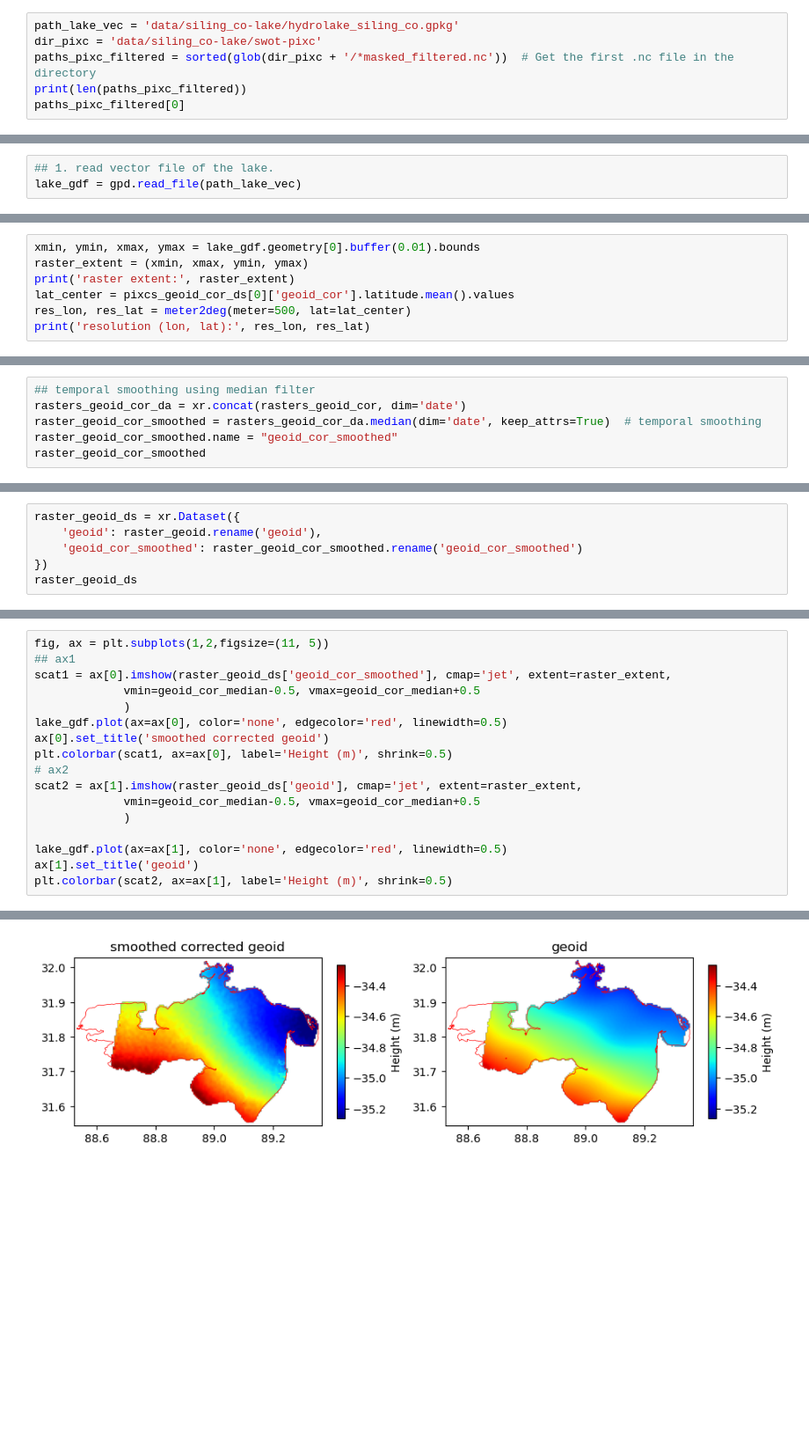
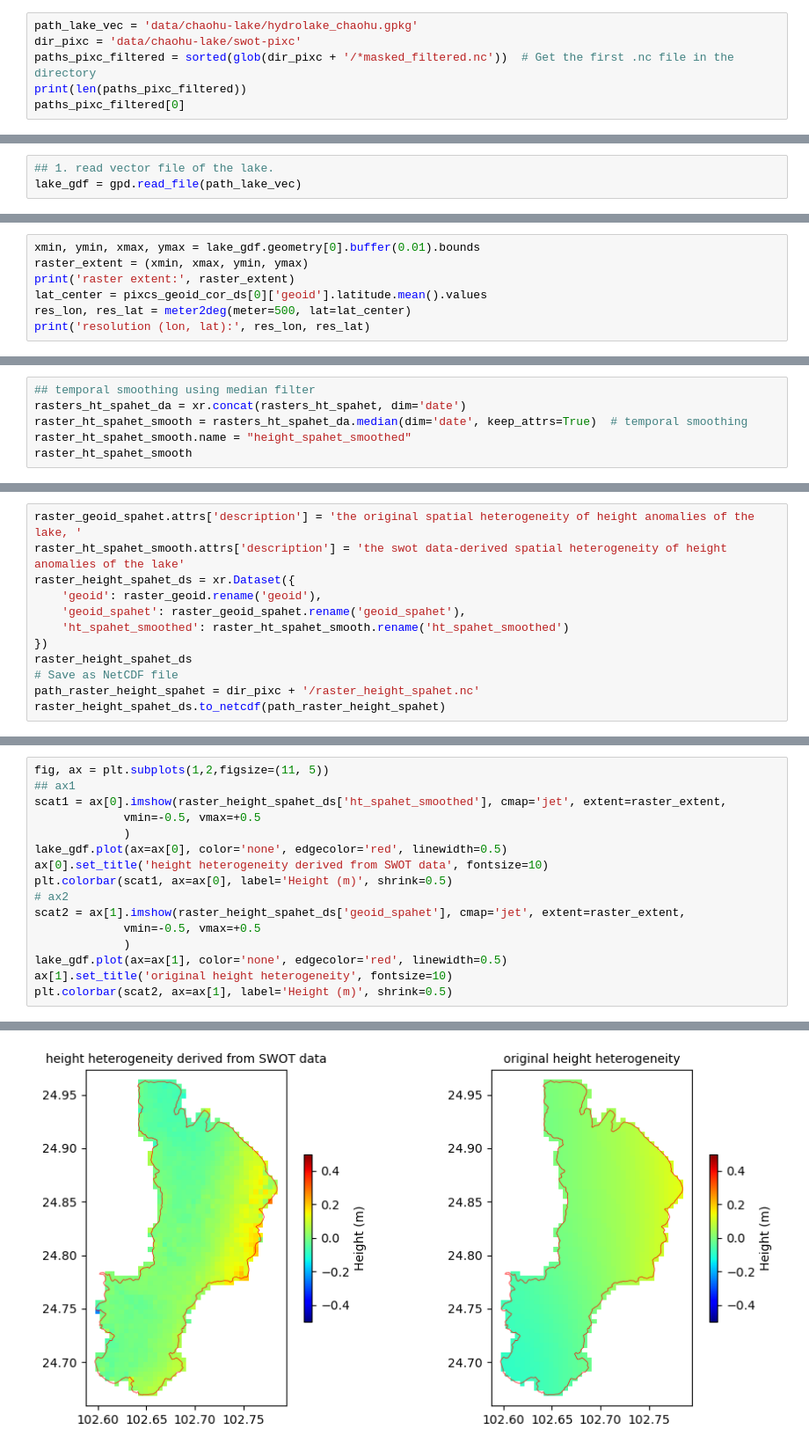
Before and after one commit to xinluo2018/swot-for-geoid, a Jupyter notebook: notebook/4_pixc_height_geoid_cor.ipynb, the cells around one changed output, grey strips where cells are left out. Shown at 88% size. Drawn from its saved outputs; the diff is of its cells as text; blank space fills up the shorter version.

```diff
--- a/notebook/4_pixc_height_geoid_cor.ipynb
+++ b/notebook/4_pixc_height_geoid_cor.ipynb
@@ -13,8 +12,8 @@ import matplotlib.pyplot as plt
 from utils.pixc2raster import pixc2raster
 from utils.functions import meter2deg
 # %%
-path_lake_vec = 'data/siling_co-lake/hydrolake_siling_co.gpkg'
-dir_pixc = 'data/siling_co-lake/swot-pixc'
+path_lake_vec = 'data/chaohu-lake/hydrolake_chaohu.gpkg'
+dir_pixc = 'data/chaohu-lake/swot-pixc'
 paths_pixc_filtered = sorted(glob(dir_pixc + '/*masked_filtered.nc'))  # Get the first .nc file in the directory
 print(len(paths_pixc_filtered))
 paths_pixc_filtered[0]
@@ -71,7 +72,7 @@ for i in range(2):
 xmin, ymin, xmax, ymax = lake_gdf.geometry[0].buffer(0.01).bounds
 raster_extent = (xmin, xmax, ymin, ymax)
 print('raster extent:', raster_extent)
-lat_center = pixcs_geoid_cor_ds[0]['geoid_cor'].latitude.mean().values
+lat_center = pixcs_geoid_cor_ds[0]['geoid'].latitude.mean().values
 res_lon, res_lat = meter2deg(meter=500, lat=lat_center)
 print('resolution (lon, lat):', res_lon, res_lat)
 # %% [output]
@@ -127,7 +136,7 @@ for i in range(2):
 # %%
 ## temporal smoothing using median filter
-rasters_geoid_cor_da = xr.concat(rasters_geoid_cor, dim='date')
-raster_geoid_cor_smoothed = rasters_geoid_cor_da.median(dim='date', keep_attrs=True)  # temporal smoothing
-raster_geoid_cor_smoothed.name = "geoid_cor_smoothed"
-raster_geoid_cor_smoothed
+rasters_ht_spahet_da = xr.concat(rasters_ht_spahet, dim='date')
+raster_ht_spahet_smooth = rasters_ht_spahet_da.median(dim='date', keep_attrs=True)  # temporal smoothing
+raster_ht_spahet_smooth.name = "height_spahet_smoothed"
+raster_ht_spahet_smooth
 # %% [output]
@@ -147,7 +156,13 @@ Attributes:
 # %%
-raster_geoid_ds = xr.Dataset({
+raster_geoid_spahet.attrs['description'] = 'the original spatial heterogeneity of height anomalies of the lake, '
+raster_ht_spahet_smooth.attrs['description'] = 'the swot data-derived spatial heterogeneity of height anomalies of the lake'
+raster_height_spahet_ds = xr.Dataset({
     'geoid': raster_geoid.rename('geoid'),
-    'geoid_cor_smoothed': raster_geoid_cor_smoothed.rename('geoid_cor_smoothed')
+    'geoid_spahet': raster_geoid_spahet.rename('geoid_spahet'),
+    'ht_spahet_smoothed': raster_ht_spahet_smooth.rename('ht_spahet_smoothed')
 })
-raster_geoid_ds
+raster_height_spahet_ds
+# Save as NetCDF file
+path_raster_height_spahet = dir_pixc + '/raster_height_spahet.nc'
+raster_height_spahet_ds.to_netcdf(path_raster_height_spahet)
 # %% [output]
@@ -162,21 +178,20 @@ Data variables:
 # %%
 fig, ax = plt.subplots(1,2,figsize=(11, 5))
 ## ax1
-scat1 = ax[0].imshow(raster_geoid_ds['geoid_cor_smoothed'], cmap='jet', extent=raster_extent,
-             vmin=geoid_cor_median-0.5, vmax=geoid_cor_median+0.5
+scat1 = ax[0].imshow(raster_height_spahet_ds['ht_spahet_smoothed'], cmap='jet', extent=raster_extent,
+             vmin=-0.5, vmax=+0.5
              )
 lake_gdf.plot(ax=ax[0], color='none', edgecolor='red', linewidth=0.5)
-ax[0].set_title('smoothed corrected geoid')
+ax[0].set_title('height heterogeneity derived from SWOT data', fontsize=10)
 plt.colorbar(scat1, ax=ax[0], label='Height (m)', shrink=0.5)
 # ax2
-scat2 = ax[1].imshow(raster_geoid_ds['geoid'], cmap='jet', extent=raster_extent,
-             vmin=geoid_cor_median-0.5, vmax=geoid_cor_median+0.5
+scat2 = ax[1].imshow(raster_height_spahet_ds['geoid_spahet'], cmap='jet', extent=raster_extent,
+             vmin=-0.5, vmax=+0.5
              )
-
 lake_gdf.plot(ax=ax[1], color='none', edgecolor='red', linewidth=0.5)
-ax[1].set_title('geoid')
+ax[1].set_title('original height heterogeneity', fontsize=10)
 plt.colorbar(scat2, ax=ax[1], label='Height (m)', shrink=0.5)
 # %% [output]
 <matplotlib.colorbar.Colorbar at 0x...>
-[figure, old version]
+[figure, new version]
 # %%
```
Also changed, not shown: parts of 15 cells of this notebook, 9 other files.
